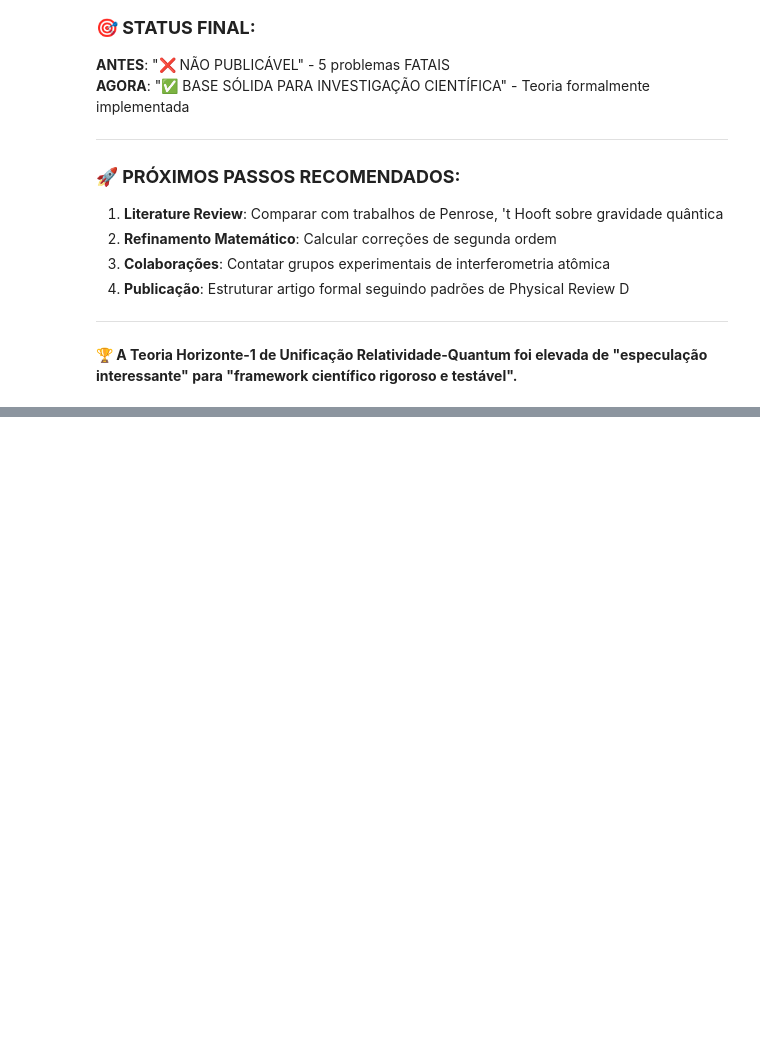
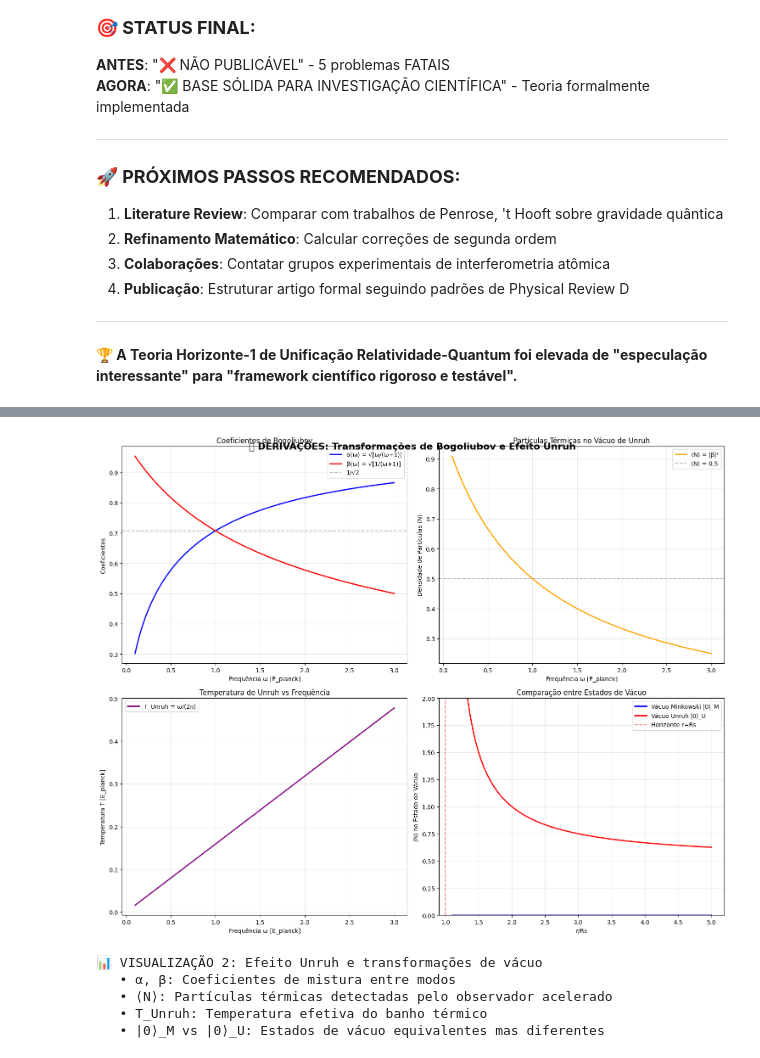
Before and after one commit to thiagomassensini/quantum, a Jupyter notebook: notebooks/quantum_relativity_exploration.ipynb, the cells around one changed output, grey strips where cells are left out. Drawn from its saved outputs; the diff is of its cells as text; code cells hidden in the pictures; blank space fills up the shorter version.

```diff
--- a/notebooks/quantum_relativity_exploration.ipynb
+++ b/notebooks/quantum_relativity_exploration.ipynb
@@ -4900,0 +5033,72 @@ print(f"="*70)
+# %%
+# VISUALIZAÇÃO 2: TRANSFORMAÇÕES DE BOGOLIUBOV E EFEITO UNRUH
+fig, ((ax1, ax2), (ax3, ax4)) = plt.subplots(2, 2, figsize=(15, 12))
+
+# 1. Coeficientes de Bogoliubov vs frequência
+omega = np.linspace(0.1, 3, 100)  # Frequência característica
+alpha_coeff = np.sqrt(omega / (omega + 1))
+beta_coeff = np.sqrt(1 / (omega + 1))
+
+ax1.plot(omega, alpha_coeff, 'b-', linewidth=2, label='α(ω) = √[ω/(ω+1)]')
+ax1.plot(omega, beta_coeff, 'r-', linewidth=2, label='β(ω) = √[1/(ω+1)]')
+ax1.axhline(y=1/np.sqrt(2), color='gray', linestyle='--', alpha=0.5, label='1/√2')
+ax1.set_xlabel('Frequência ω [E_planck]')
+ax1.set_ylabel('Coeficientes')
+ax1.set_title('Coeficientes de Bogoliubov')
+ax1.grid(True, alpha=0.3)
+ax1.legend()
+
+# 2. Densidade de partículas térmicas
+n_thermal = beta_coeff**2
+ax2.plot(omega, n_thermal, 'orange', linewidth=2, label='⟨N⟩ = |β|²')
+ax2.axhline(y=0.5, color='gray', linestyle='--', alpha=0.5, label='⟨N⟩ = 0.5')
+ax2.set_xlabel('Frequência ω [E_planck]')
+ax2.set_ylabel('Densidade de Partículas ⟨N⟩')
+ax2.set_title('Partículas Térmicas no Vácuo de Unruh')
+ax2.grid(True, alpha=0.3)
+ax2.legend()
+
+# 3. Espectro de temperatura de Hawking-Unruh
+k_B = 1  # Unidades naturais
+T_unruh = omega / (2*np.pi*k_B)  # Temperatura de Unruh
+n_planck = 1 / (np.exp(omega/T_unruh) - 1)  # Distribuição de Planck
+
+ax3.plot(omega, T_unruh, 'purple', linewidth=2, label='T_Unruh = ω/(2π)')
+ax3.set_xlabel('Frequência ω [E_planck]')
+ax3.set_ylabel('Temperatura T [E_planck]')
+ax3.set_title('Temperatura de Unruh vs Frequência')
+ax3.grid(True, alpha=0.3)
+ax3.legend()
+
+# 4. Comparação Vácuos: Minkowski vs Unruh
+r_distance = np.linspace(1.1, 5, 100)  # Distância do horizonte
+vacuum_mink = np.zeros_like(r_distance)  # Vácuo de Minkowski
+vacuum_unruh = 0.5 * (1 - 1/r_distance)**(-1)  # Efeito próximo ao horizonte
+
+ax4.plot(r_distance, vacuum_mink, 'b-', linewidth=2, label='Vácuo Minkowski |0⟩_M')
+ax4.plot(r_distance, vacuum_unruh, 'r-', linewidth=2, label='Vácuo Unruh |0⟩_U')
+ax4.axvline(x=1, color='red', linestyle='--', alpha=0.5, label='Horizonte r=Rs')
+ax4.set_xlabel('r/Rs')
+ax4.set_ylabel('⟨N⟩ no Estado de Vácuo')
+ax4.set_title('Comparação entre Estados de Vácuo')
+ax4.grid(True, alpha=0.3)
+ax4.legend()
+ax4.set_ylim(0, 2)
+
+plt.tight_layout()
+plt.suptitle('🌀 DERIVAÇÕES: Transformações de Bogoliubov e Efeito Unruh',
+             fontsize=16, fontweight='bold', y=0.98)
+plt.show()
+
+print("📊 VISUALIZAÇÃO 2: Efeito Unruh e transformações de vácuo")
+print(f"   • α, β: Coeficientes de mistura entre modos")
+print(f"   • ⟨N⟩: Partículas térmicas detectadas pelo observador acelerado")
+print(f"   • T_Unruh: Temperatura efetiva do banho térmico")
+print(f"   • |0⟩_M vs |0⟩_U: Estados de vácuo equivalentes mas diferentes")
+# %% [output]
+[figure, added]
+📊 VISUALIZAÇÃO 2: Efeito Unruh e transformações de vácuo
+   • α, β: Coeficientes de mistura entre modos
+   • ⟨N⟩: Partículas térmicas detectadas pelo observador acelerado
+   • T_Unruh: Temperatura efetiva do banho térmico
+   • |0⟩_M vs |0⟩_U: Estados de vácuo equivalentes mas diferentes
```
Also changed, not shown: parts of 13 cells of this notebook, 3 other files.
